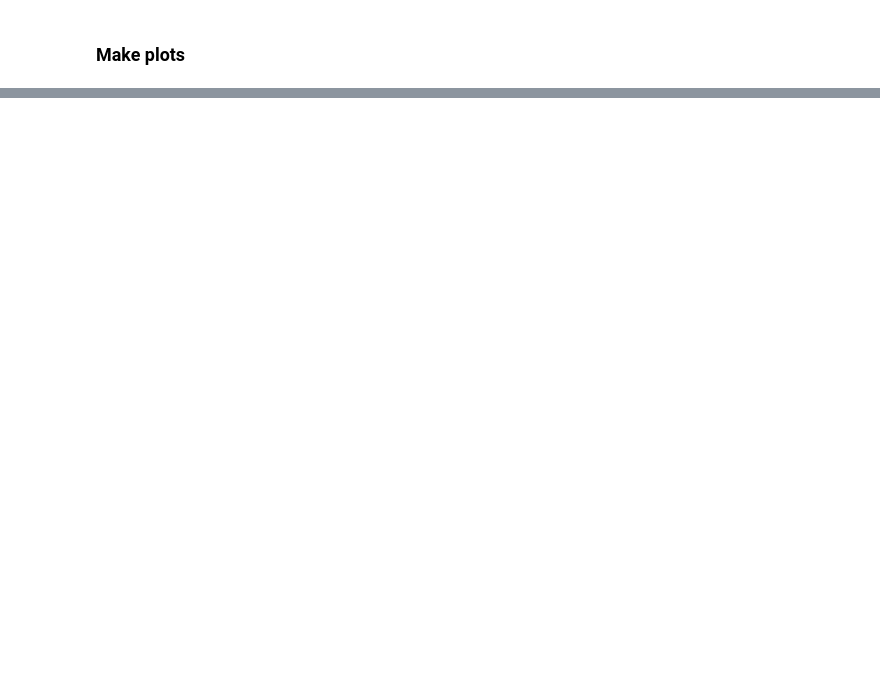
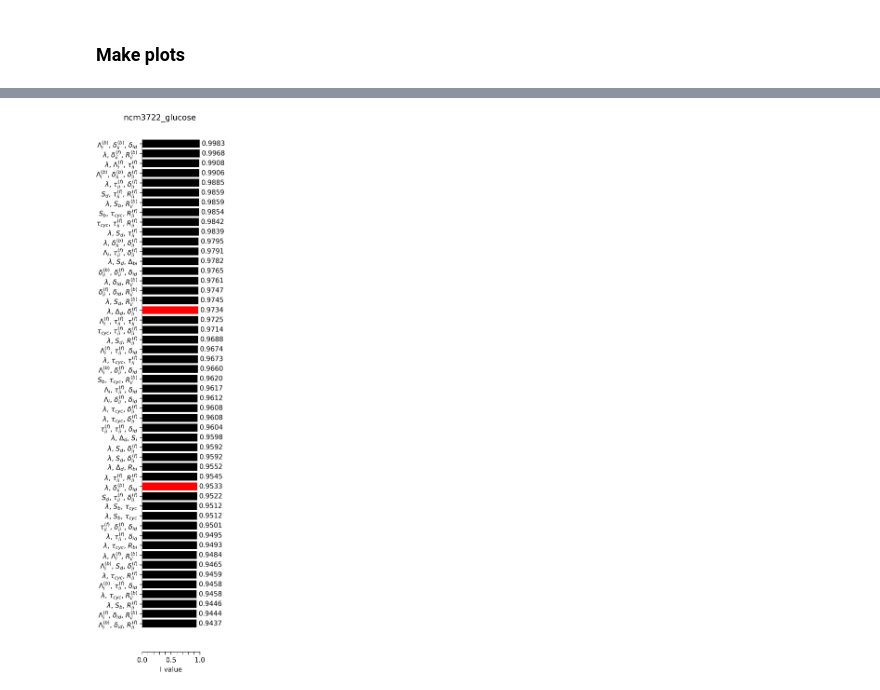
Before and after one commit to junlabucsd/DoubleAdderArticle, a Jupyter notebook: Response/response_Witz2019_determinant_analysis_FSGLT2019.ipynb, the cells around one changed output, grey strips where cells are left out. Drawn from its saved outputs; the diff is of its cells as text; code cells hidden in the pictures; blank space fills up the shorter version.

```diff
--- a/Response/response_Witz2019_determinant_analysis_FSGLT2019.ipynb
+++ b/Response/response_Witz2019_determinant_analysis_FSGLT2019.ipynb
@@ -12,10 +12,12 @@ import numpy as np
 import pandas as pd
 
 import matplotlib.pyplot as plt
+plt.rcParams['svg.fonttype'] = 'none'   # to export text as text, not curves
+from IPython.display import Image
 
 import sys
 sys.path.append('code')
-from functions_response import add_allvariables, compute_determinant, plot_Ivalues, load_table
+from functions_response import add_allvariables, compute_determinant, plot_Ivalues, plot_Ivalues_all, load_table
 # %% [markdown]
 ## Parameters
 # %%
@@ -187,0 +248,10 @@ Saved figure in ./experiments/ncm3722_glucose12aa/determinant_analysis.svg
+# %%
+name = 'ncm3722_glucose'
+
+# first figure
+fname = "determinant_analysis_top{:d}".format(nval) + '.png'
+fpath = os.path.join(direxp,name,fname)
+# display one of the previous figures
+Image(filename=fpath)
+# %% [output]
+[figure, added]
```
Also changed, not shown: parts of 7 cells of this notebook, 1 other file.
